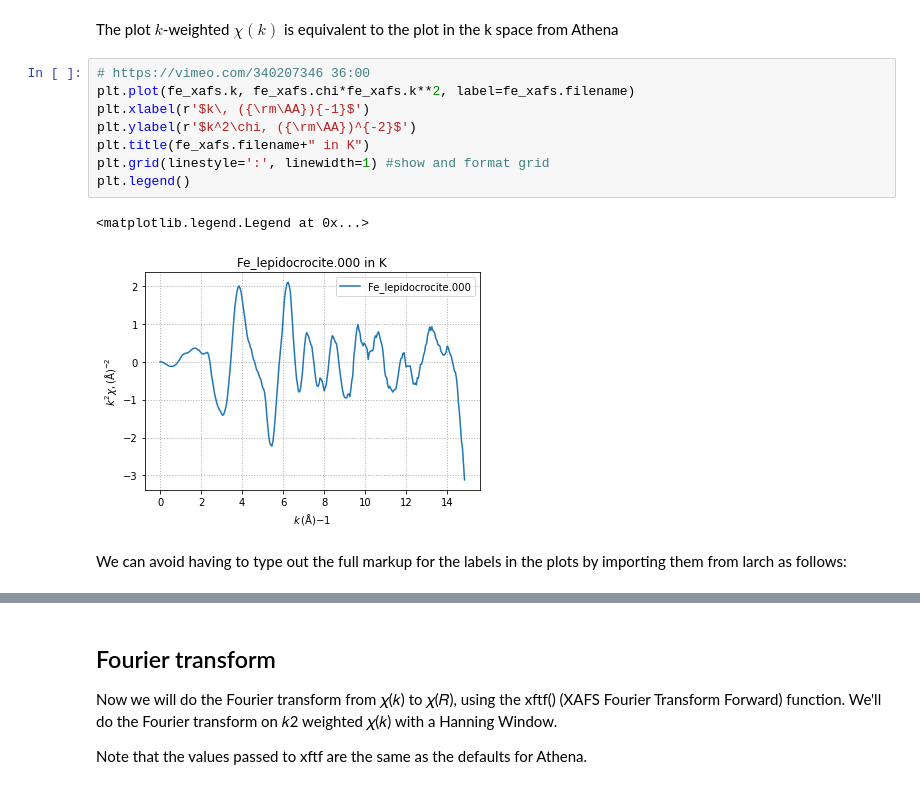
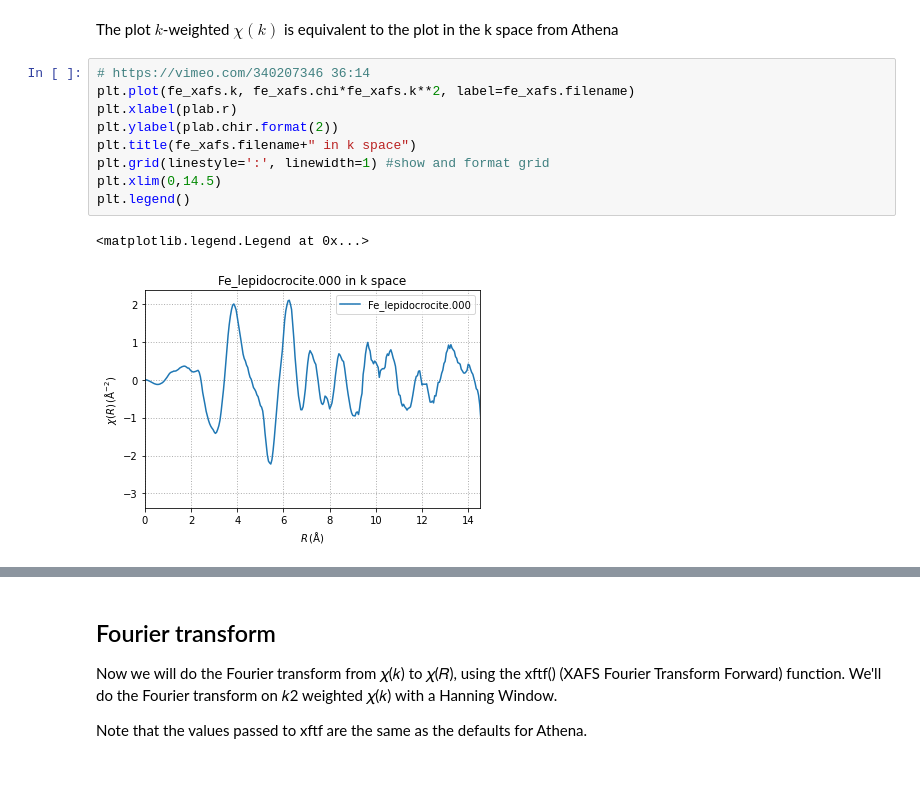
Before and after one commit to scman1/Larch_Intro_ukch, a Jupyter notebook: XAFS_Processing_101.ipynb, the cells around one changed output, grey strips where cells are left out. Cells and saved outputs as stored; diff of their text form.

```diff
--- a/XAFS_Processing_101.ipynb
+++ b/XAFS_Processing_101.ipynb
@@ -219,15 +233,14 @@ Text(0.5, 0, '$k\\, ({\\rm\\AA})^{-1}$')
 # %% [markdown]
 The plot $k$-weighted $\chi(k)$ is equivalent to the plot in the k space from Athena
 # %%
-# https://vimeo.com/340207346 36:00
+# https://vimeo.com/340207346 36:14
 plt.plot(fe_xafs.k, fe_xafs.chi*fe_xafs.k**2, label=fe_xafs.filename)
-plt.xlabel(r'$k\, ({\rm\AA}){-1}$')
-plt.ylabel(r'$k^2\chi, ({\rm\AA})^{-2}$')
-plt.title(fe_xafs.filename+" in K")
+plt.xlabel(plab.r)
+plt.ylabel(plab.chir.format(2))
+plt.title(fe_xafs.filename+" in k space")
 plt.grid(linestyle=':', linewidth=1) #show and format grid
+plt.xlim(0,14.5)
 plt.legend()
 # %% [output]
 <matplotlib.legend.Legend at 0x...>
-[figure, old version]
+[figure, new version]
-# %% [markdown]
-We can avoid having to type out the full markup for the labels in the plots by importing them from larch as follows:
```
Also changed, not shown: parts of 18 cells of this notebook.
